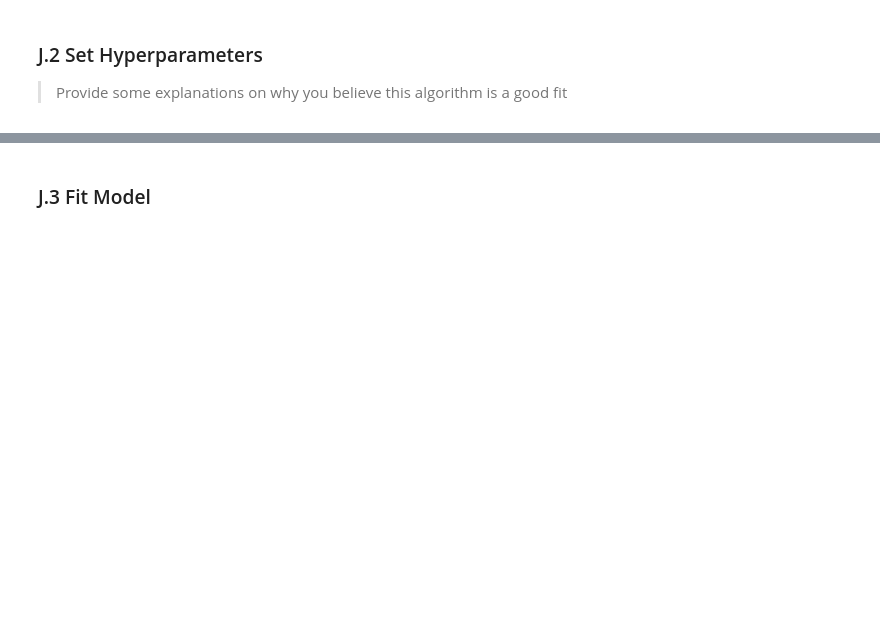
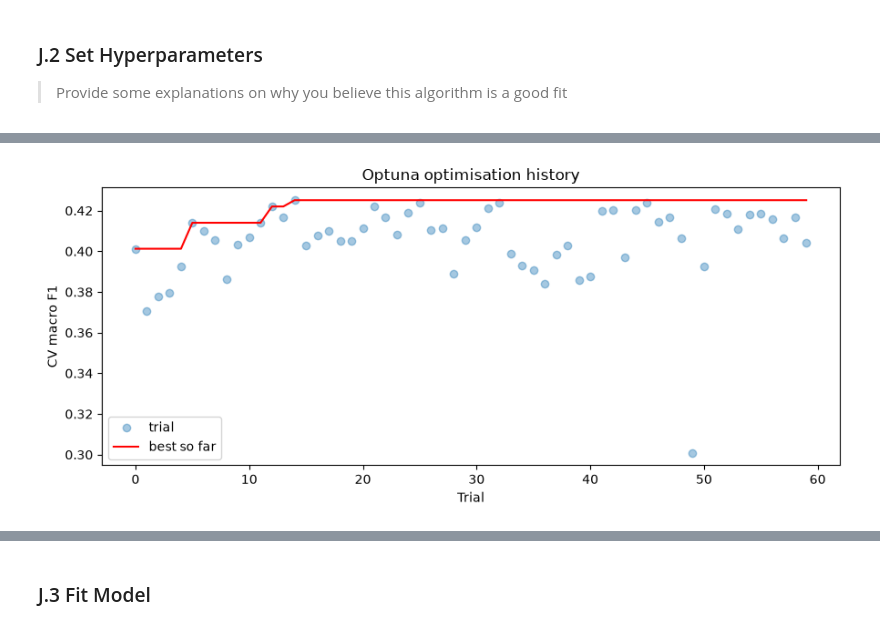
Before and after one commit to Vego08/36120-at3-group12-experiments, a Jupyter notebook: notebooks/36120_26SP_AT3_group12_26059271_experiment.ipynb, the cells around one changed output, grey strips where cells are left out. Drawn from its saved outputs; the diff is of its cells as text; code cells hidden in the pictures; blank space fills up the shorter version.

```diff
--- a/notebooks/36120_26SP_AT3_group12_26059271_experiment.ipynb
+++ b/notebooks/36120_26SP_AT3_group12_26059271_experiment.ipynb
@@ -1149,0 +1700,17 @@ Provide some explanations on why you believe it is important to perform this dat
+# %%
+# <Student to fill this section>
+import json
+from at3_crypto.target import LABEL_TO_ID, ID_TO_LABEL
+
+label_map = pd.DataFrame({"class_id": list(ID_TO_LABEL), "label": list(ID_TO_LABEL.values())})
+print("Fixed label encoding (ordered from most negative to most positive):")
+display(label_map)
+
+for name, y in [("train", y_train), ("val", y_val), ("test", y_test)]:
+    assert y.between(0, 4).all(), f"{name} has labels outside 0..4"
+    print(f"{name:5} class ids present: {sorted(y.unique().tolist())}")
+
+MODELS_DIR.mkdir(parents=True, exist_ok=True)
+with open(MODELS_DIR / "tor_label_map.json", "w") as f:
+    json.dump({str(k): v for k, v in ID_TO_LABEL.items()}, f, indent=2)
+print("\nSaved:", MODELS_DIR / "tor_label_map.json")
@@ -1226,0 +1911,75 @@ Explain why you are tuning these hyperparameters
+# %%
+# <Student to fill this section>
+N_TRIALS = 60
+CV_FOLDS = 4
+
+
+def make_model(params):
+    """LightGBM multiclass classifier with fixed settings plus tuned hyperparameters."""
+    return lgb.LGBMClassifier(objective="multiclass", subsample_freq=1, random_state=RANDOM_STATE,
+                              n_jobs=N_JOBS, verbose=-1, **params)
+
+
+def suggest_params(trial):
+    params = {
+        "n_estimators": trial.suggest_int("n_estimators", 50, 600, step=25),
+        "learning_rate": trial.suggest_float("learning_rate", 0.01, 0.2, log=True),
+        "num_leaves": trial.suggest_int("num_leaves", 4, 64, log=True),
+        "max_depth": trial.suggest_int("max_depth", 2, 8),
+        "min_child_samples": trial.suggest_int("min_child_samples", 10, 200, log=True),
+        "subsample": trial.suggest_float("subsample", 0.5, 1.0),
+        "colsample_bytree": trial.suggest_float("colsample_bytree", 0.5, 1.0),
+        "reg_alpha": trial.suggest_float("reg_alpha", 1e-3, 10.0, log=True),
+        "reg_lambda": trial.suggest_float("reg_lambda", 1e-3, 10.0, log=True),
+    }
+    params["class_weight"] = trial.suggest_categorical("class_weight", ["balanced", "none"])
+    if params["class_weight"] == "none":
+        params["class_weight"] = None
+    return params
+
+
+def cv_macro_f1(params, df=train_df, n_folds=CV_FOLDS):
+    """Mean macro F1 over expanding-window time-series folds inside the training period."""
+    scores = []
+    for tr, va in time_folds(df, n_folds=n_folds):
+        model = make_model(params).fit(tr[features_list], tr[target_name])
+        scores.append(score_report(va[target_name], model.predict(va[features_list]))["macro_f1"])
+    return float(np.mean(scores)), float(np.std(scores))
+
+
+def objective(trial):
+    mean_f1, std_f1 = cv_macro_f1(suggest_params(trial))
+    trial.set_user_attr("cv_std", std_f1)
+    return mean_f1
+
+
+optuna.logging.set_verbosity(optuna.logging.WARNING)
+study = optuna.create_study(direction="maximize", sampler=TPESampler(seed=RANDOM_STATE),
+                            study_name="tor_lightgbm")
+study.optimize(objective, n_trials=N_TRIALS, show_progress_bar=True)
+
+best_params = dict(study.best_params)
+if best_params["class_weight"] == "none":
+    best_params["class_weight"] = None
+print(f"\nBest CV macro F1: {study.best_value:.3f} "
+      f"(std across folds {study.best_trial.user_attrs['cv_std']:.3f}, trial {study.best_trial.number})")
+print("Best hyperparameters:")
+for k, v in best_params.items():
+    print(f"  {k:18} {round(v, 4) if isinstance(v, float) else v}")
+
+trials_df = study.trials_dataframe(attrs=("number", "value", "params"))
+print("\nTop 5 trials:")
+display(trials_df.sort_values("value", ascending=False).head(5).round(4))
+
+importances = optuna.importance.get_param_importances(study)
+print("\nHyperparameter importance (fANOVA):")
+print(pd.Series(importances).round(3).to_string())
+
+fig, ax = plt.subplots(figsize=(9, 4))
+ax.plot(trials_df["number"], trials_df["value"], "o", alpha=0.4, label="trial")
+ax.plot(trials_df["number"], trials_df["value"].cummax(), color="red", label="best so far")
+ax.set_xlabel("Trial"); ax.set_ylabel("CV macro F1"); ax.set_title("Optuna optimisation history")
+ax.legend(); plt.tight_layout()
+plt.savefig(FIGURES_DIR / "optuna_history.png", dpi=150)
+plt.show()
+# %% [output]
@@ -1226,0 +2017 @@ Explain why you are tuning these hyperparameters
+[figure, added]
```
Also changed, not shown: parts of 111 cells of this notebook, 3 other files.
